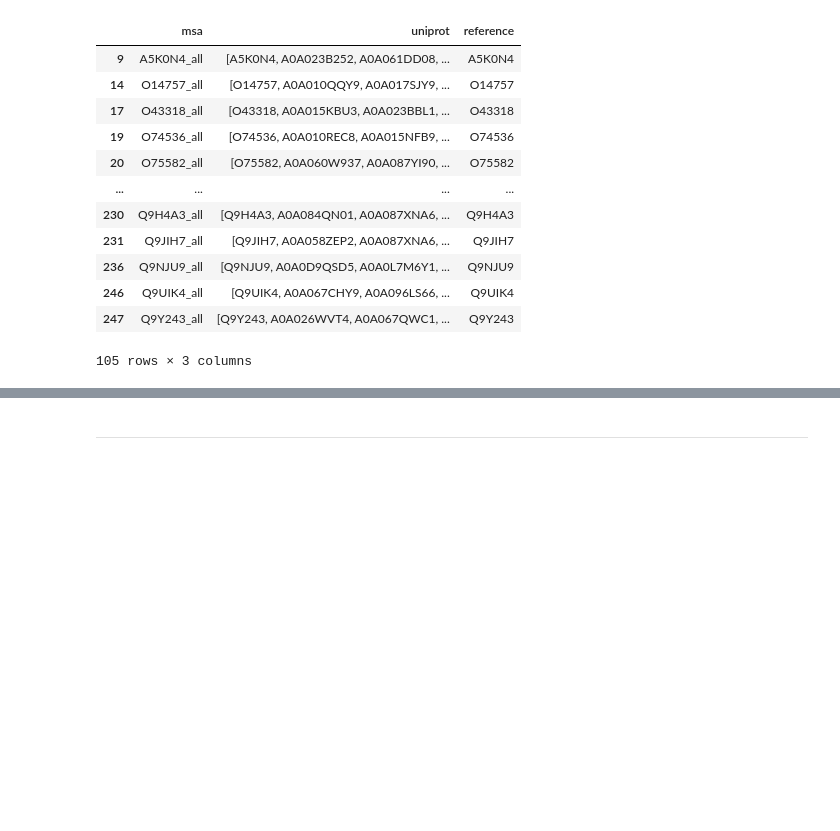
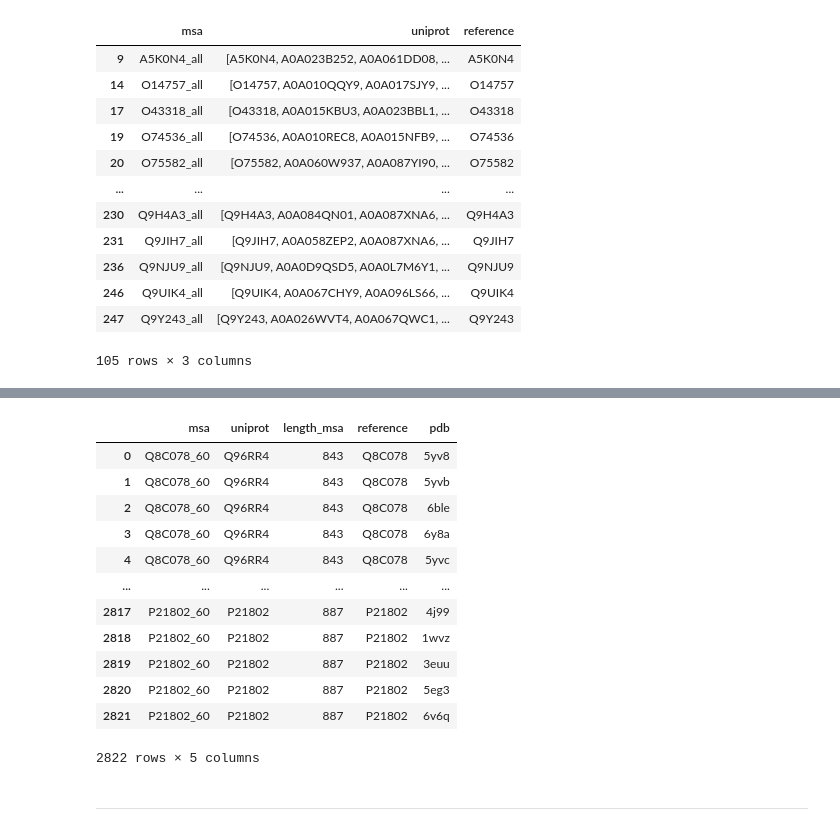
Before and after one commit to alvaro-2/cis-reg, a Jupyter notebook: scripts/orthologs.ipynb, the cells around one changed output, grey strips where cells are left out. Saved outputs shown, nothing was run; the diff lists cells and outputs as text; code cells hidden in the pictures; blank space fills up the shorter version.

```diff
--- a/scripts/orthologs.ipynb
+++ b/scripts/orthologs.ipynb
@@ -334,3 +341,7 @@ all[all.reference.isin(pdb_orthologs.uniprot_acc)]
 | 246 | Q9UIK4_all | [Q9UIK4, A0A067CHY9, A0A096LS66, ... | Q9UIK4 |
 | 247 | Q9Y243_all | [Q9Y243, A0A026WVT4, A0A067QWC1, ... | Q9Y243 |
 105 rows × 3 columns
+# %%
+# Buscar de esta lista de 126 proteinas, cuales son de referencia en MSAs
+msa_60["reference"] = msa_60.msa.apply(lambda x: x.split("_")[0])
+msa_60[msa_60.reference.isin(pdb_orthologs.uniprot_acc)]
@@ -337,3 +398,20 @@ all[all.reference.isin(pdb_orthologs.uniprot_acc)]
+# %%
+# Mapear los pdb a los msa al 60%
+msa_60.merge(pdb_uniprot_map)#.msa.nunique()#.pdb.nunique()
+# %% [output]
+|  | msa | uniprot | length_msa | reference | pdb |
+| 0 | Q8C078_60 | Q96RR4 | 843 | Q8C078 | 5yv8 |
+| 1 | Q8C078_60 | Q96RR4 | 843 | Q8C078 | 5yvb |
+| 2 | Q8C078_60 | Q96RR4 | 843 | Q8C078 | 6ble |
+| 3 | Q8C078_60 | Q96RR4 | 843 | Q8C078 | 6y8a |
+| 4 | Q8C078_60 | Q96RR4 | 843 | Q8C078 | 5yvc |
+| ... | ... | ... | ... | ... | ... |
+| 2817 | P21802_60 | P21802 | 887 | P21802 | 4j99 |
+| 2818 | P21802_60 | P21802 | 887 | P21802 | 1wvz |
+| 2819 | P21802_60 | P21802 | 887 | P21802 | 3euu |
+| 2820 | P21802_60 | P21802 | 887 | P21802 | 5eg3 |
+| 2821 | P21802_60 | P21802 | 887 | P21802 | 6v6q |
+2822 rows × 5 columns
 # %% [markdown]
 ---
 # %% [markdown]
```
Also changed, not shown: parts of 14 cells of this notebook.
